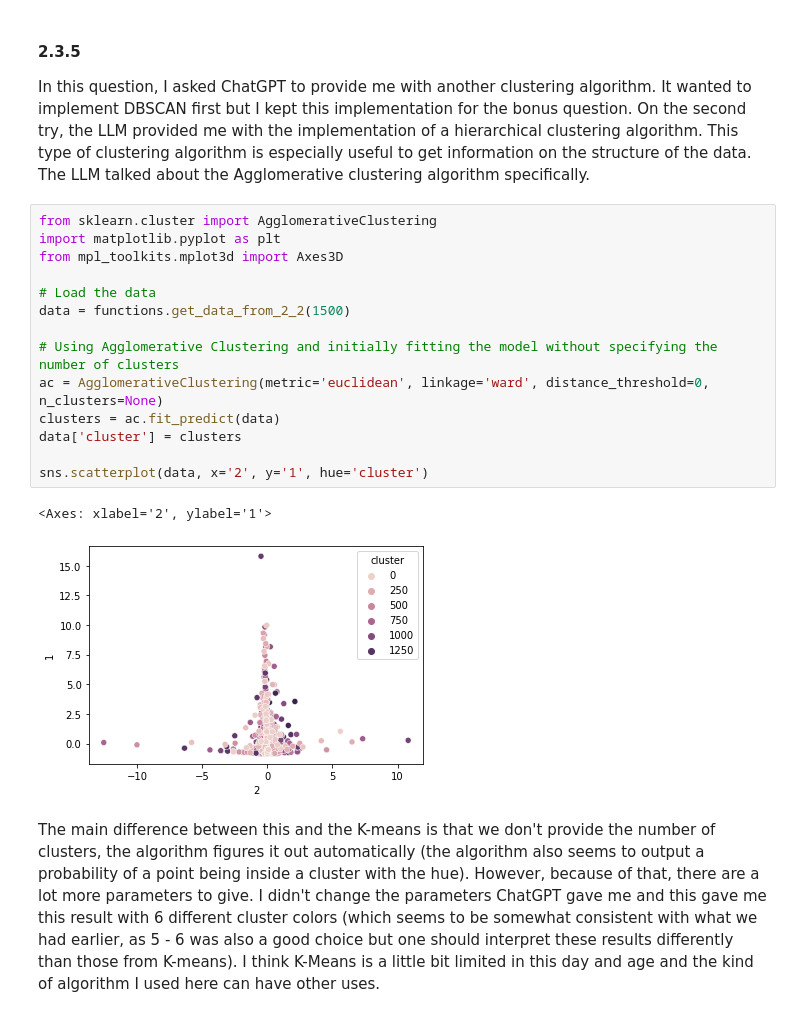
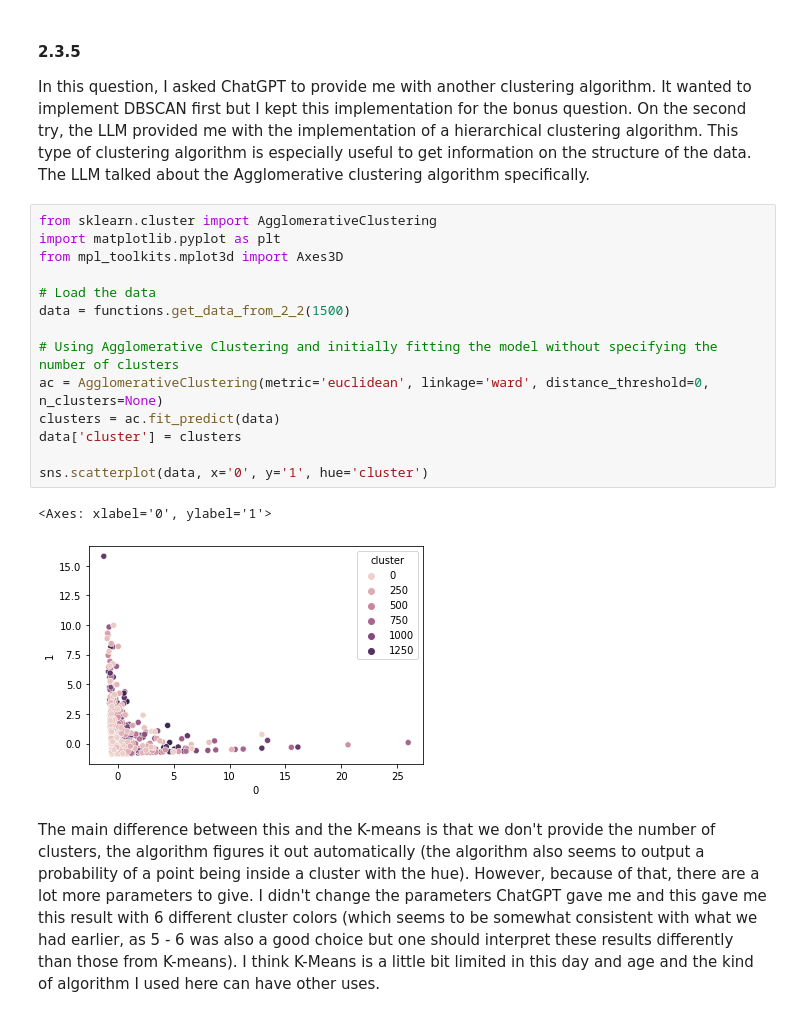
Before and after one commit to saifali03/recommendation-systems-and-clustering-everywhere, a Jupyter notebook: main.ipynb, the cells around one changed output. Saved outputs shown, nothing was run; the diff lists cells and outputs as text.

Commit message:
Changed the plots for 2.3 and 2.4

```diff
--- a/main.ipynb
+++ b/main.ipynb
@@ -1002,20 +1008,20 @@ The LLM talked about the Agglomerative clustering algorithm specifically.
 # %%
 from sklearn.cluster import AgglomerativeClustering
 import matplotlib.pyplot as plt
 from mpl_toolkits.mplot3d import Axes3D
 
 # Load the data
 data = functions.get_data_from_2_2(1500)
 
 # Using Agglomerative Clustering and initially fitting the model without specifying the number of clusters
 ac = AgglomerativeClustering(metric='euclidean', linkage='ward', distance_threshold=0, n_clusters=None)
 clusters = ac.fit_predict(data)
 data['cluster'] = clusters
 
-sns.scatterplot(data, x='2', y='1', hue='cluster')
+sns.scatterplot(data, x='0', y='1', hue='cluster')
 # %% [output]
-<Axes: xlabel='2', ylabel='1'>
+<Axes: xlabel='0', ylabel='1'>
-[figure, old version]
+[figure, new version]
 # %% [markdown]
 The main difference between this and the K-means is that we don't provide the number of clusters, the algorithm figures it out automatically (the algorithm also seems to output a probability of a point being inside a cluster with the hue). However, because of that, there are a lot more parameters to give. I didn't change the parameters ChatGPT gave me and this gave me this result with 6 different cluster colors (which seems to be somewhat consistent with what we had earlier, as 5 - 6 was also a good choice but one should interpret these results differently than those from K-means). I think K-Means is a little bit limited in this day and age and the kind of algorithm I used here can have other uses.
 # %% [markdown]
```
Also changed, not shown: parts of 3 cells of this notebook.
